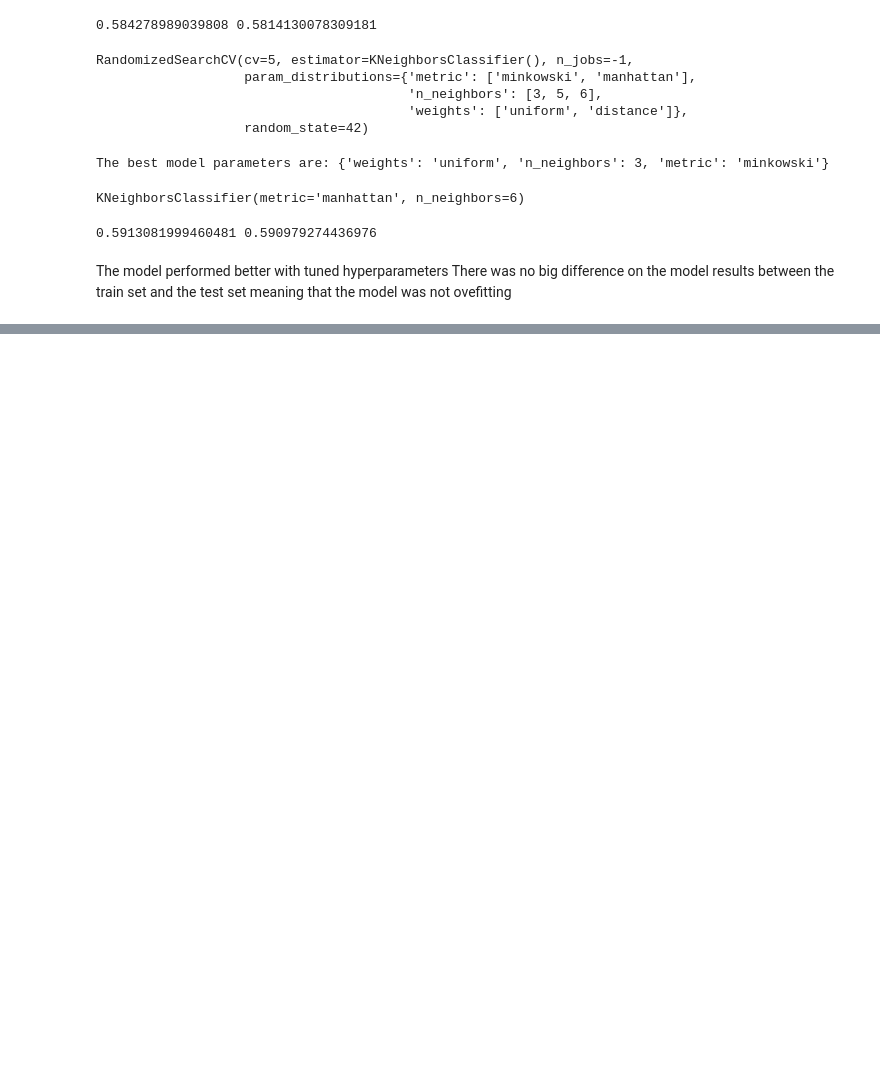
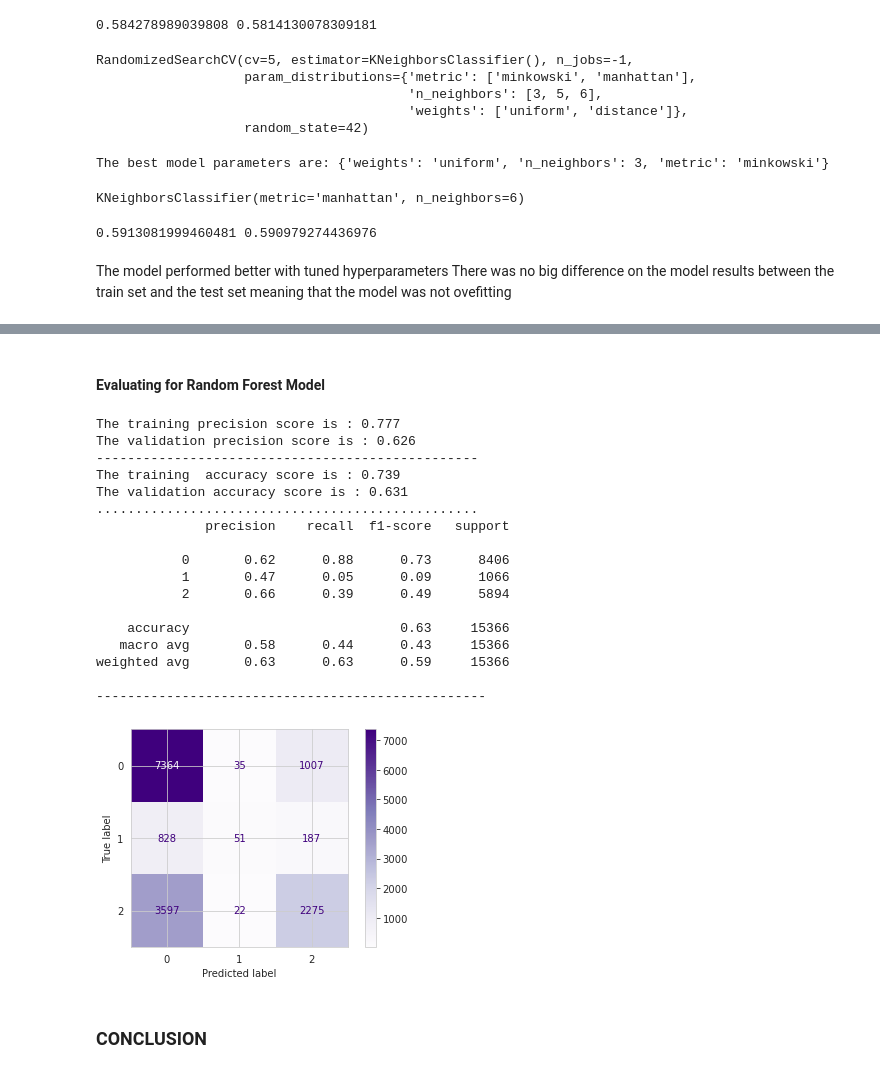
Before and after one commit to GraceRotich/Condition-of-Water-well-predictor, a Jupyter notebook: Condition_Water_well_predictor.ipynb, the cells around one changed output, grey strips where cells are left out. Saved outputs shown, nothing was run; the diff lists cells and outputs as text; code cells hidden in the pictures; blank space fills up the shorter version.

```diff
--- a/Condition_Water_well_predictor.ipynb
+++ b/Condition_Water_well_predictor.ipynb
@@ -969,2 +1149,27 @@ There was no big difference on the model results between the train set and the t
+# %% [markdown]
+#### Evaluating for Random Forest Model
+# %%
+# Getting the model evaluation for random forest model
+
+model_evaluation(tuned_rf,X_train_scaled,y_train,X_val_scaled,y_val)
+# %% [output]
+The training precision score is : 0.777
+The validation precision score is : 0.626
+-------------------------------------------------
+The training  accuracy score is : 0.739
+The validation accuracy score is : 0.631
+.................................................
+              precision    recall  f1-score   support
+
+           0       0.62      0.88      0.73      8406
+           1       0.47      0.05      0.09      1066
+           2       0.66      0.39      0.49      5894
+
+    accuracy                           0.63     15366
+   macro avg       0.58      0.44      0.43     15366
+weighted avg       0.63      0.63      0.59     15366
+
+--------------------------------------------------
+[figure, added]
 # %% [markdown]
-####
+### CONCLUSION
```
Also changed, not shown: parts of 26 cells of this notebook, 1 other file.
